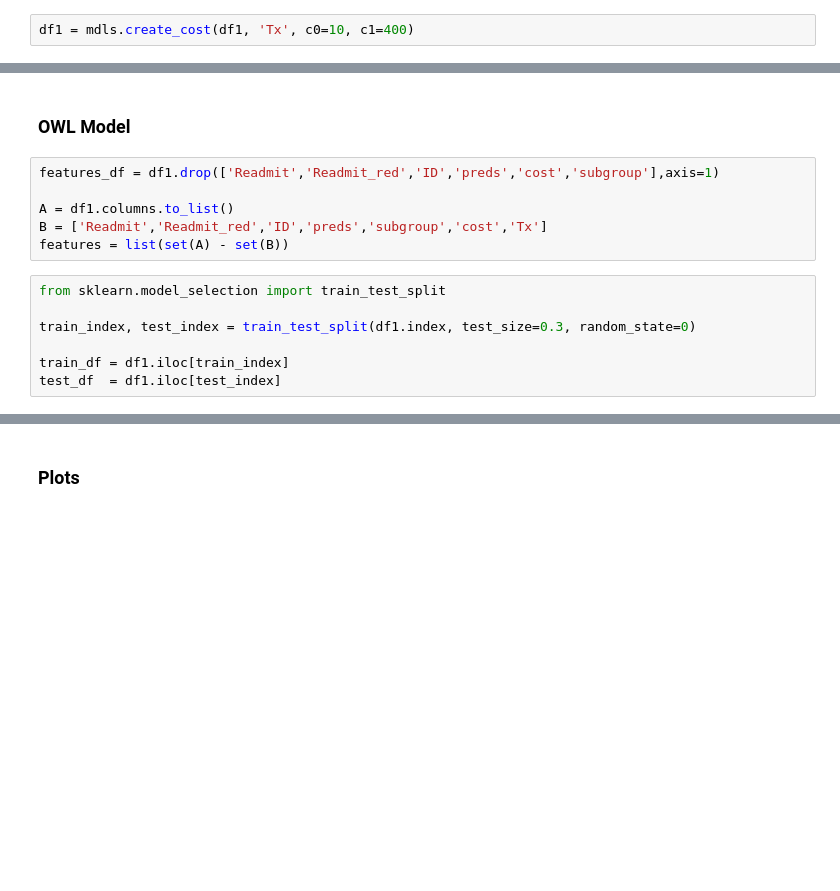
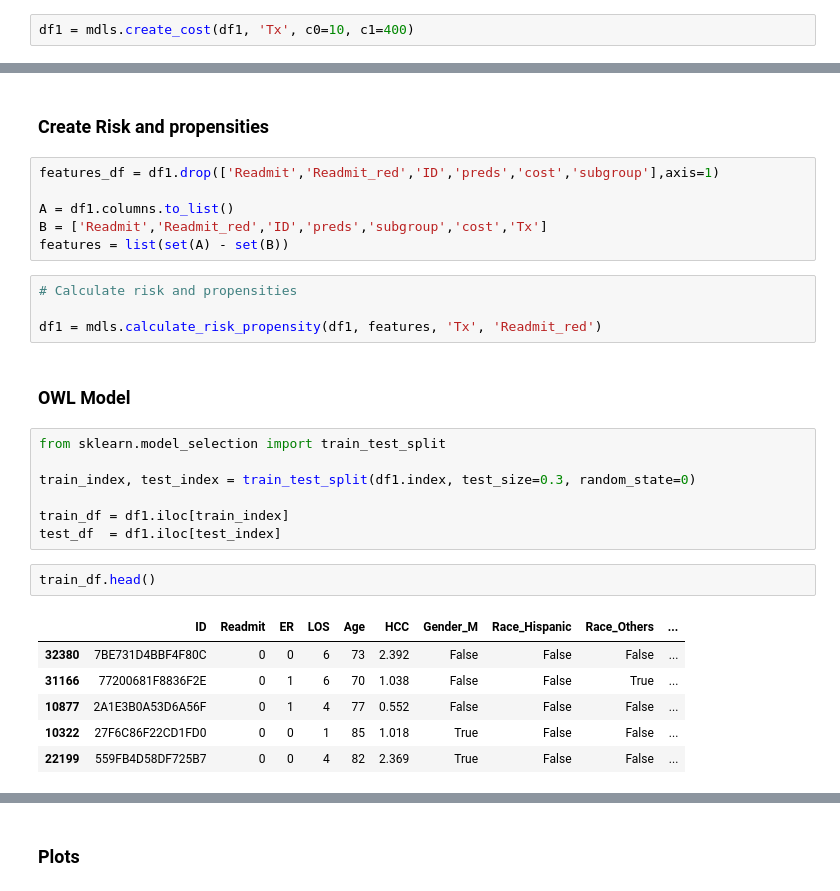
Before and after one commit to rabujamra/SOA_2024, a Jupyter notebook: SOA_Mtg_2024.ipynb, the cells around one changed output, grey strips where cells are left out. Drawn from its saved outputs; the diff is of its cells as text; blank space fills up the shorter version.

```diff
--- a/SOA_Mtg_2024.ipynb
+++ b/SOA_Mtg_2024.ipynb
@@ -140,11 +140,17 @@ df1.groupby('Tx').agg(
+# %% [markdown]
+### Create Risk and propensities
+# %%
+features_df = df1.drop(['Readmit','Readmit_red','ID','preds','cost','subgroup'],axis=1)
+
+A = df1.columns.to_list()
+B = ['Readmit','Readmit_red','ID','preds','subgroup','cost','Tx']
+features = list(set(A) - set(B))
+# %%
+# Calculate risk and propensities
+
+df1 = mdls.calculate_risk_propensity(df1, features, 'Tx', 'Readmit_red')
 # %% [markdown]
 ### OWL Model
-# %%
-features_df = df1.drop(['Readmit','Readmit_red','ID','preds','cost','subgroup'],axis=1)
-
-A = df1.columns.to_list()
-B = ['Readmit','Readmit_red','ID','preds','subgroup','cost','Tx']
-features = list(set(A) - set(B))
 # %%
 from sklearn.model_selection import train_test_split
 
@@ -152,4 +158,13 @@ train_index, test_index = train_test_split(df1.index, test_size=0.3, random_stat
 
 train_df = df1.iloc[train_index]
 test_df  = df1.iloc[test_index]
+# %%
+train_df.head()
+# %% [output]
+|  | ID | Readmit | ER | LOS | Age | HCC | Gender_M | Race_Hispanic | Race_Others | ... |
+| 32380 | 7BE731D4BBF4F80C | 0 | 0 | 6 | 73 | 2.392 | False | False | False | ... |
+| 31166 | 77200681F8836F2E | 0 | 1 | 6 | 70 | 1.038 | False | False | True | ... |
+| 10877 | 2A1E3B0A53D6A56F | 0 | 1 | 4 | 77 | 0.552 | False | False | False | ... |
+| 10322 | 27F6C86F22CD1FD0 | 0 | 0 | 1 | 85 | 1.018 | True | False | False | ... |
+| 22199 | 559FB4D58DF725B7 | 0 | 0 | 4 | 82 | 2.369 | True | False | False | ... |
 # %%
```
Also changed, not shown: parts of 6 cells of this notebook, 1 other file.
